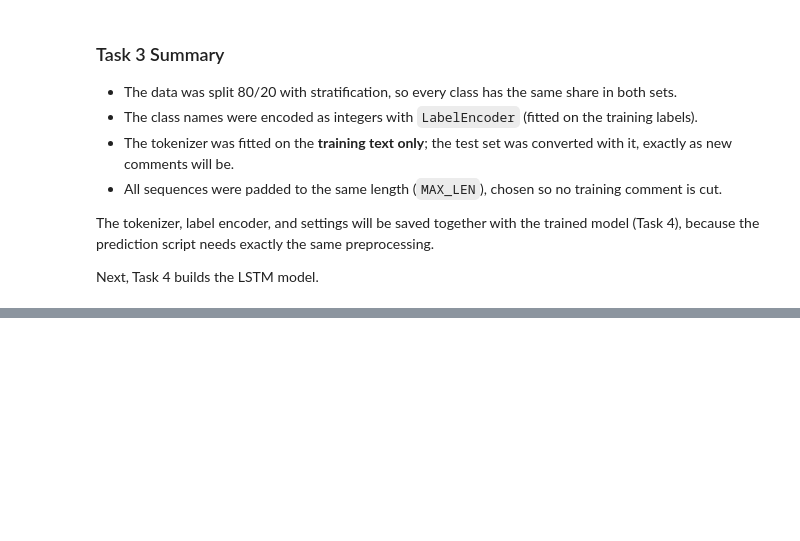
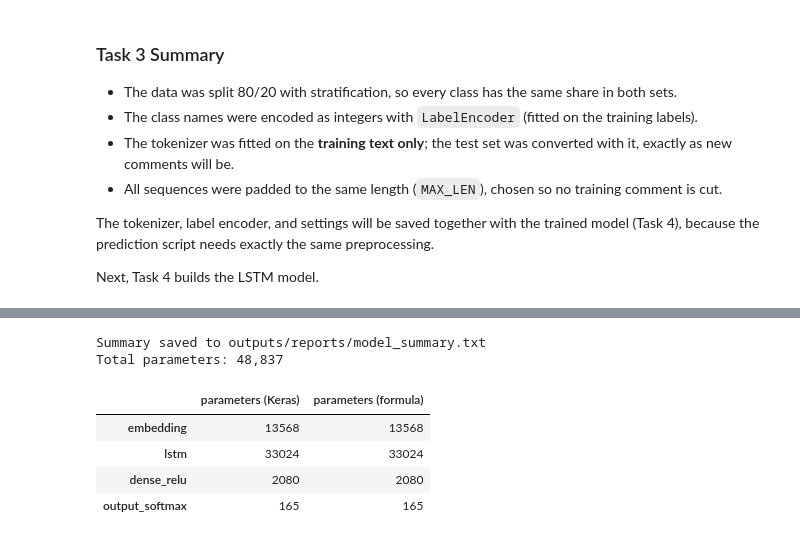
Before and after one commit to ah0890/toxic-comment-classification-dl, a Jupyter notebook: notebooks/toxic_comment_classification.ipynb, the cells around one changed output, grey strips where cells are left out. Saved outputs shown, nothing was run; the diff lists cells and outputs as text; code cells hidden in the pictures; blank space fills up the shorter version.

```diff
--- a/notebooks/toxic_comment_classification.ipynb
+++ b/notebooks/toxic_comment_classification.ipynb
@@ -1037,0 +1163,19 @@ Next, Task 4 builds the LSTM model.
+# %%
+summary_lines = []
+model.summary(print_fn=lambda line, **kwargs: summary_lines.append(line))
+(REPORTS_DIR / "model_summary.txt").write_text("\n".join(summary_lines), encoding="utf-8")
+
+expected = {
+    "embedding": VOCAB_SIZE * EMBEDDING_DIM,
+    "lstm": 4 * (LSTM_UNITS * (EMBEDDING_DIM + LSTM_UNITS) + LSTM_UNITS),
+    "dense_relu": LSTM_UNITS * DENSE_UNITS + DENSE_UNITS,
+    "output_softmax": DENSE_UNITS * NUM_CLASSES + NUM_CLASSES,
+}
+param_check = pd.DataFrame({
+    "parameters (Keras)": [model.get_layer(name).count_params() for name in expected],
+    "parameters (formula)": list(expected.values()),
+}, index=list(expected))
+print("Summary saved to outputs/reports/model_summary.txt")
+print(f"Total parameters: {model.count_params():,}")
+param_check
+# %% [output]
@@ -1037,0 +1183,7 @@ Next, Task 4 builds the LSTM model.
+Summary saved to outputs/reports/model_summary.txt
+Total parameters: 48,837
+|  | parameters (Keras) | parameters (formula) |
+| embedding | 13568 | 13568 |
+| lstm | 33024 | 33024 |
+| dense_relu | 2080 | 2080 |
+| output_softmax | 165 | 165 |
```
Also changed, not shown: parts of 13 cells of this notebook, 2 other files.
